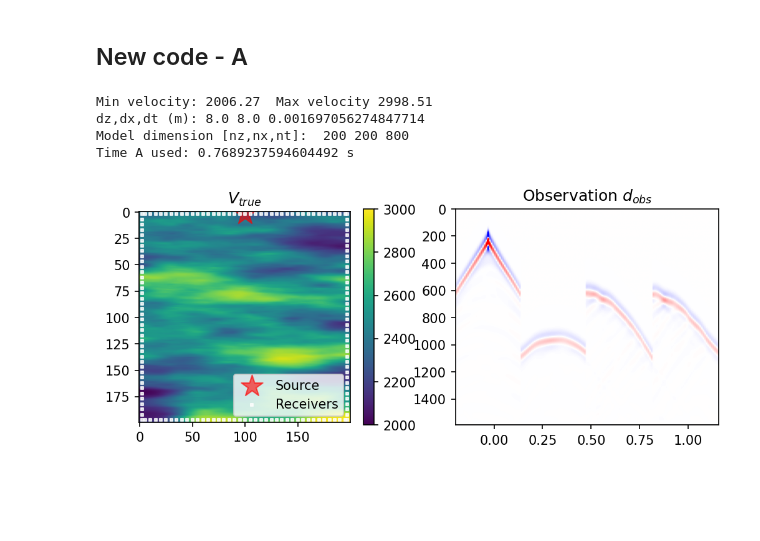
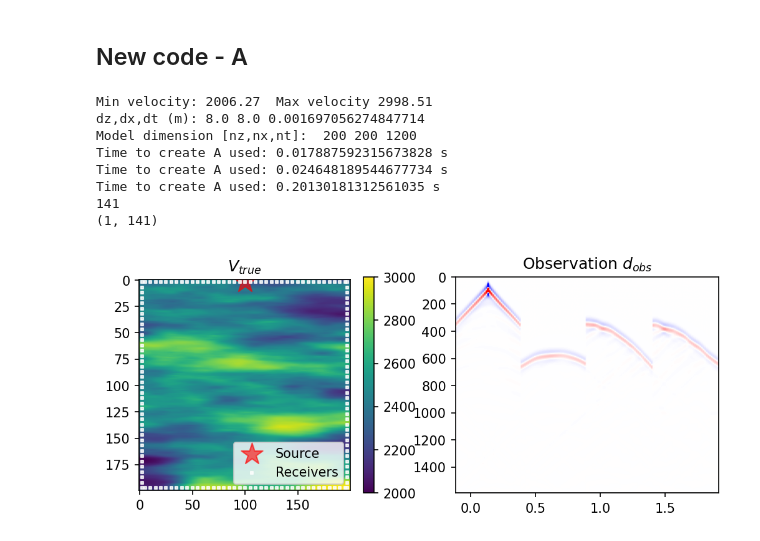
Before and after one commit to medicinely/fwi, a Jupyter notebook: fwi_matrix.ipynb, the cells around one changed output. Saved outputs shown, nothing was run; the diff lists cells and outputs as text; code cells hidden in the pictures; blank space fills up the shorter version.

```diff
--- a/fwi_matrix.ipynb
+++ b/fwi_matrix.ipynb
@@ -190,11 +521,11 @@ def gradiant(vel,d_obs,wsrc,zxsrc,zxrec,at,az,ax,next,device):
 # %%
 # Create a new velocity field
 nz,nx,nt = 100,300,500
-vmin,vmax = 2000,3000
+vmin,vmax = 1000,4000
 izsrc, ixsrc = [nz//100], [nx//2]
 next = 100
-ve= np.ones((100, 300)) * 2500
-ve[30:70, 130:170] = 2800
+ve= np.ones((100, 300)) * 2000
+ve[30:70, 130:170] = 3500
 v_ref = ve
 
 print("Min velocity: %.2f " % v_ref.min()+" Max velocity %.2f" % v_ref.max())
@@ -213,12 +544,12 @@ receivers_width = np.append(np.arange(zxsrc[1][0],0,-interv)[::-1][:-1], #left
 receivers_height = np.arange(izsrc[0],nz-izsrc[0],interv) # down
 zxrec = receiver_position(1)
 
-p, d_obs = prop2d(wsrc,zxsrc,v_ref.reshape(nz,nx),at,az,ax,next,device)
+p, d_obs = prop2d(wsrc,zxsrc,zxrec,v_ref.reshape(nz,nx),at,az,ax,next,device)
 
 
 plt.figure(figsize=(8,6), dpi=200)
 plt.subplot(2,1,1)
-plt.imshow(v_ref.reshape((nz,nx)),vmin=2000,vmax=3000)
+plt.imshow(v_ref.reshape((nz,nx)),vmin=1000,vmax=4000)
 plt.colorbar()
 plt.scatter(zxsrc[1,:],zxsrc[0,:],marker='*',color='r',s=300,alpha=0.6,label="Source")
 plt.scatter(zxrec[1,:],zxrec[0,:],marker='s',color='w',s=1,alpha=0.8,label="Receivers")
@@ -639,6 +722,7 @@ import numpy as np
 import scipy as sc
 import scipy.sparse as sp
 import matplotlib.pyplot as plt
+import time
 labelsize = 16
 
 from func.propagation_matrix import defmodel, J, second_order_derivative
@@ -753,12 +837,8 @@ def prop2d(wsrc, zxsrc, zxrec, vel, at, az, ax, next, device='cpu'):
 
 
 		# Calculate source waveform
-		wsrc = np.array([wsrc], dtype=precision) if wsrc.ndim == 1 else np.array(wsrc) # convert source wavelet from 1d to 2d
+		wsrc = np.array([wsrc]) if wsrc.ndim == 1 else np.array(wsrc) # convert source wavelet from 1d to 2d
 		zxsrc = np.array(zxsrc) # source location to array
-		pwsrc = np.zeros([nz, nx, nt]) # creat a initial p with zeros
-		pwsrc[zxsrc[0,:], zxsrc[1,:], :wsrc.shape[1]] = wsrc # insert source wavelet
-		# add 0 at extentions to match full size
-		pwsrc = np.pad(pwsrc, ((next2, next2), (next2, next2), (0, 0)), mode='constant').reshape((size,nt))
 
 		# Extend the model
 		nze  = nz + 2*next2
@@ -777,11 +857,14 @@ def prop2d(wsrc, zxsrc, zxrec, vel, at, az, ax, next, device='cpu'):
 		diagonal = -2*np.ones(size)*(_dz2+_dx2)
 		off_diagonal_x = np.ones(size) * _dz2
 		off_diagonal_z = np.ones(size) * _dx2
-
+		print('Time to create A used:',time.time() - start, 's')
+		start = time.time()
 		A = sp.diags([off_diagonal_x, off_diagonal_z, diagonal, off_diagonal_z, off_diagonal_x],
 										[-1, -nxe, 0, nxe, 1], shape=(size, size), format = 'csr')
 		A = sp.diags(fact*mask0, 0, format='csr').dot(A) + sp.diags(2*np.ones(size)*mask0, 0, format='csr')
 
+		print('Time to create A used:',time.time() - start, 's')
+		start = time.time()
 		factz = (-dt/dz) * vele
 		factx = (-dt/dx) * vele
 		# Bottom part
@@ -816,8 +899,8 @@ def prop2d(wsrc, zxsrc, zxrec, vel, at, az, ax, next, device='cpu'):
 		A[np.where(mask4==1)[0],np.where(mask4==1)[0]] = 1 + factx[mask4==1]
 		A[np.where(mask4==1)[0],np.where(mask4==1)[0]+1] = -factx[mask4==1]
 
-
-		# Wavefield p mask
+		A = A.tocsr()
+		# Wavefield p mask (the very center part)
 		maskp = np.full((nze, nxe), 0)
 		maskp[next+nabs:nze-next-nabs,next+nabs:nxe-next-nabs]  = 1
 		maskp = maskp.flatten()
@@ -829,12 +912,23 @@ def prop2d(wsrc, zxsrc, zxrec, vel, at, az, ax, next, device='cpu'):
 		p = [np.zeros(nz*nx)]
 		p.append(np.zeros(nz*nx))
 
-		print('Time A used:',time.time() - start, 's')
+		print('Time to create A used:',time.time() - start, 's')
 
+		srclen = wsrc.shape[1] # Determine the time lenth of the source
+		print(srclen)
+		print(wsrc.shape)
 		for it in range(1,nt-1): # From 1 to nt-1
 			pm = pt.copy()
 			pt = pp.copy()
-			pp = A.dot(pt) - pm*mask0 + pwsrc[:,it]*fact*mask0
+			# pp = A.dot(pt) - pm*mask0 + pwsrc[:,it]*fact*mask0
+			if it<srclen:
+				cen = np.zeros((nz,nx))
+				cen[zxsrc[0,:], zxsrc[1,:]] = wsrc[:,it]
+				asrcit = np.pad(cen, next2, mode='constant').flatten()
+				srcterm = asrcit*fact*mask0
+			else: srcterm = np.zeros(size)
+
+			pp = A.dot(pt) - pm*mask0 + srcterm
 			p.append(pp[maskp==1])
 
 		p = np.moveaxis(np.array(p), 0, -1)
@@ -857,7 +951,7 @@ Q.astype('float32')
 infile.close()
 
 # Initialize the model axis az, ax, at
-nz,nx,nt = 200,200,800
+nz,nx,nt = 200,200,1200
 vmin,vmax = 2000,3000
 izsrc, ixsrc = [nz//100], [nx//2]
 next = 100
@@ -872,36 +966,40 @@ az, ax, at, next, wsrc, zxsrc = defmodel(
                       izsrc=izsrc, ixsrc=ixsrc,  # define source coordinates z, x
                       ext=next)
 dz,dx,dt = az[1]-az[0],ax[1]-ax[0],at[1]-at[0]
 # check_model(v=v_ref, vmin=vmin, vmax=vmax)
 # Set receiver z and x coordinates
 interv = 5 # interval between receivers
 
 receivers_width = np.append(np.arange(zxsrc[1][0],0,-interv)[::-1][:-1], #left
 							np.arange(zxsrc[1][0],nx,interv)) #right
 receivers_height = np.arange(izsrc[0],nz-izsrc[0],interv) # down
 
 zxrec = receiver_position(1)
 
 p, d_obs = prop2d(wsrc,zxsrc,zxrec,v_ref.reshape(nz,nx),at,az,ax,next,device)
 
 plt.figure(figsize=(8,3),dpi=150)
 plt.subplot(1,2,1)
 plt.imshow(v_ref.reshape((nz,nx)),vmin=2000,vmax=3000)
 plt.colorbar()
 plt.scatter(zxsrc[1,:],zxsrc[0,:],marker='*',color='r',s=300,alpha=0.6,label="Source")
 plt.scatter(zxrec[1,:],zxrec[0,:],marker='s',color='w',s=5,alpha=0.8,label="Receivers")
 plt.legend(loc='lower right')
 plt.title("$V_{true}$")
 plt.subplot(1,2,2)
 plt.imshow(d_obs.T,cmap='bwr',vmin=-10,vmax=10,extent=[at[0], at[-1], az[-1], az[0]], aspect='auto')
 plt.title("Observation $d_{obs}$")
 plt.show()
 # %% [output]
 Min velocity: 2006.27  Max velocity 2998.51
 dz,dx,dt (m): 8.0 8.0 0.001697056274847714
-Model dimension [nz,nx,nt]:  200 200 800
-Time A used: 0.7689237594604492 s
+Model dimension [nz,nx,nt]:  200 200 1200
+Time to create A used: 0.017887592315673828 s
+Time to create A used: 0.024648189544677734 s
+Time to create A used: 0.20130181312561035 s
+141
+(1, 141)
-[figure, old version]
+[figure, new version]
 # %%
 import time
 
```
Also changed, not shown: parts of 15 cells of this notebook, 3 other files.
